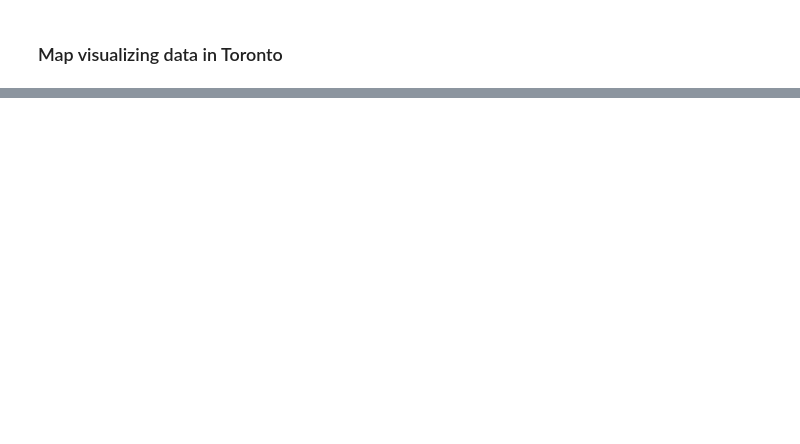
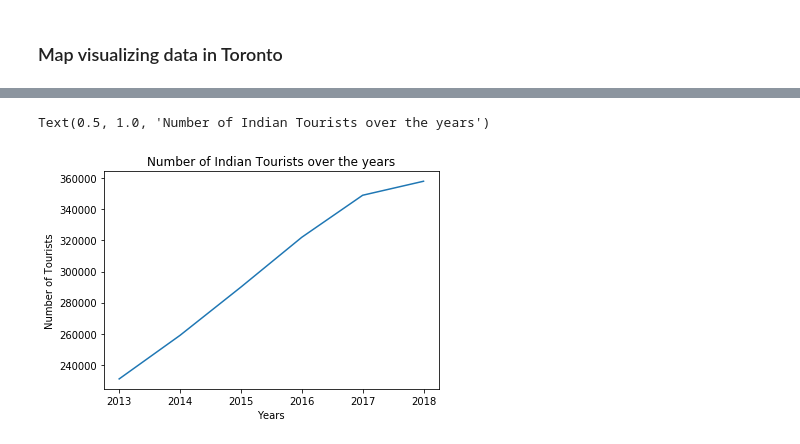
Before and after one commit to Karansingh005/Battle_of_Neighbourhoods, a Jupyter notebook: Capstilone_project_ntb.ipynb, the cells around one changed output, grey strips where cells are left out. Cells and saved outputs as stored; diff of their text form; code cells hidden in the pictures; blank space fills up the shorter version.

```diff
--- a/Capstilone_project_ntb.ipynb
+++ b/Capstilone_project_ntb.ipynb
@@ -286,0 +291,4 @@ venues_map_tor
+# %%
+data = {'Years': [2013,2014,2015,2016,2017,2018],'TouristCount':[231000,259000,290000,322000,349000,358000]}
+df_tourist_nyc = pd.DataFrame(data)
+df_tourist_nyc
@@ -286,0 +303,11 @@ venues_map_tor
+# %%
+import matplotlib.pyplot as plt
+
+
+plt.plot(df_tourist_nyc.Years,df_tourist_nyc.TouristCount)
+plt.xlabel('Years')
+plt.ylabel('Number of Tourists')
+plt.title('Number of Indian Tourists over the years')
+# %% [output]
+Text(0.5, 1.0, 'Number of Indian Tourists over the years')
+[figure, added]
```
Also changed, not shown: parts of 8 cells of this notebook.
